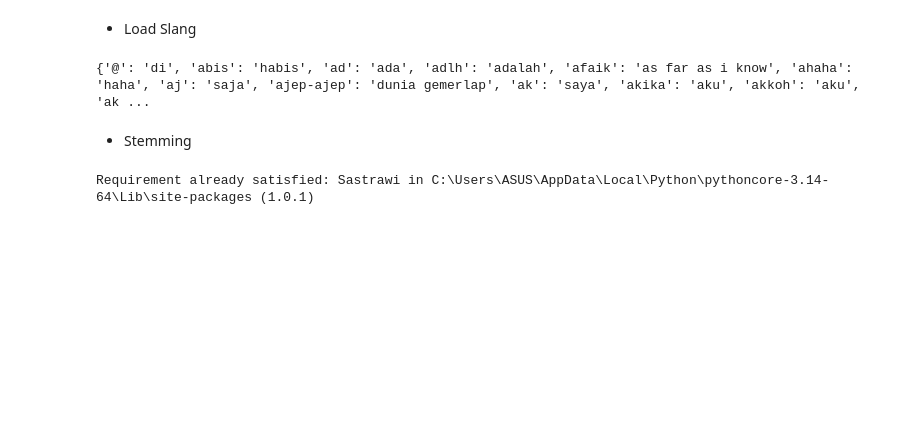
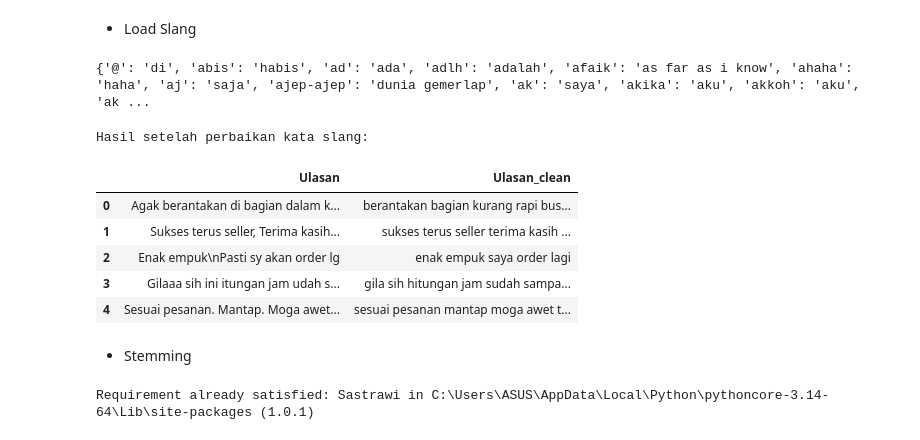
Before and after one commit to FatihDzkwn/Project_Natural_Language_Processing, a Jupyter notebook: Notebook/Praktikum_Kelompok_5 Naga.ipynb, the cells around one changed output. Cells and saved outputs as stored; diff of their text form; code cells hidden in the pictures; blank space fills up the shorter version.

```diff
--- a/Notebook/Praktikum_Kelompok_5 Naga.ipynb
+++ b/Notebook/Praktikum_Kelompok_5 Naga.ipynb
@@ -426,6 +453,30 @@ slang_dict = json.loads(response.text)
 print(slang_dict)
 # %% [output]
 {'@': 'di', 'abis': 'habis', 'ad': 'ada', 'adlh': 'adalah', 'afaik': 'as far as i know', 'ahaha': 'haha', 'aj': 'saja', 'ajep-ajep': 'dunia gemerlap', 'ak': 'saya', 'akika': 'aku', 'akkoh': 'aku', 'ak ...
+# %%
+# Fungsi untuk mengubah kata gaul (slang) menjadi kata baku
+def replace_slang(text):
+    # Memecah kalimat menjadi daftar kata
+    words = str(text).split()
+    # Mengganti kata jika ada di dalam kamus slang, jika tidak tetap gunakan kata aslinya
+    words = [slang_dict[word] if word in slang_dict else word for word in words]
+    # Menggabungkan kembali menjadi kalimat
+    return ' '.join(words)
+
+# Terapkan fungsi ke kolom ulasan yang sudah bersih
+data_shopee_clean['Ulasan_clean'] = data_shopee_clean['Ulasan_clean'].apply(replace_slang)
+
+# Tampilkan hasil perbandingannya
+print("Hasil setelah perbaikan kata slang:")
+display(data_shopee_clean[['Ulasan', 'Ulasan_clean']].head())
+# %% [output]
+Hasil setelah perbaikan kata slang:
+|  | Ulasan | Ulasan_clean |
+| 0 | Agak berantakan di bagian dalam k... | berantakan bagian kurang rapi bus... |
+| 1 | Sukses terus seller, Terima kasih... | sukses terus seller terima kasih ... |
+| 2 | Enak empuk\nPasti sy akan order lg | enak empuk saya order lagi |
+| 3 | Gilaaa sih ini itungan jam udah s... | gila sih hitungan jam sudah sampa... |
+| 4 | Sesuai pesanan. Mantap. Moga awet... | sesuai pesanan mantap moga awet t... |
 # %% [markdown]
 *   Stemming
 # %%
```
Also changed, not shown: parts of 4 cells of this notebook.
